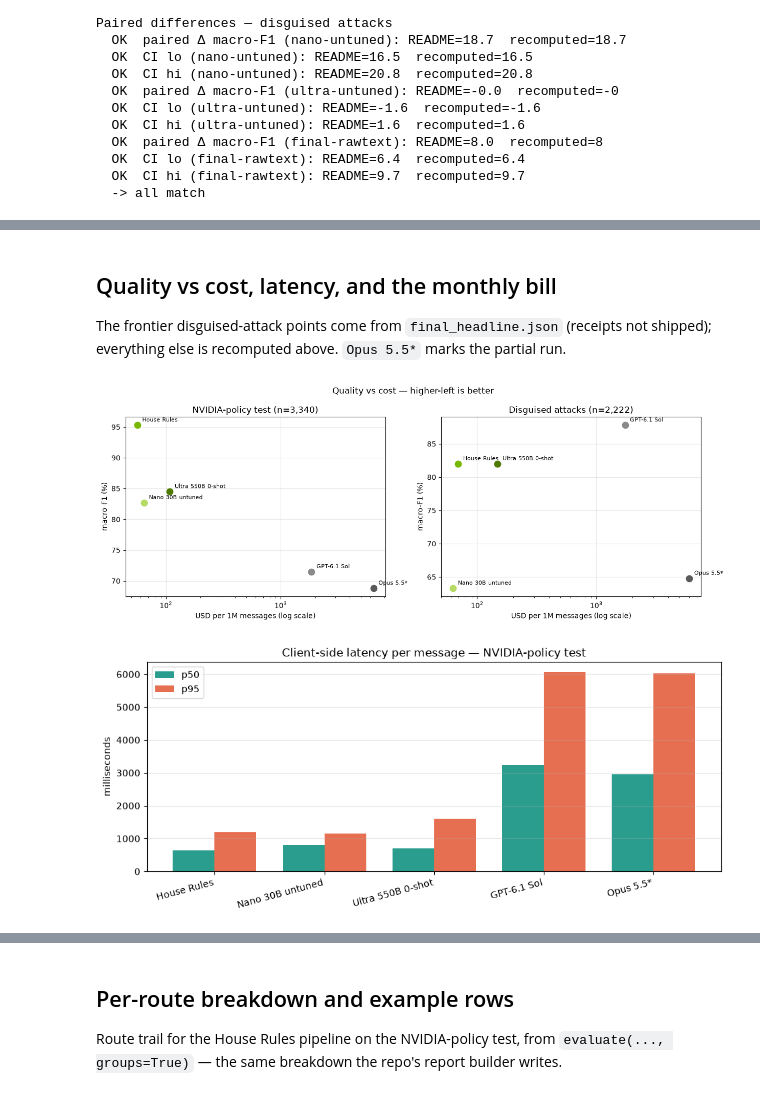
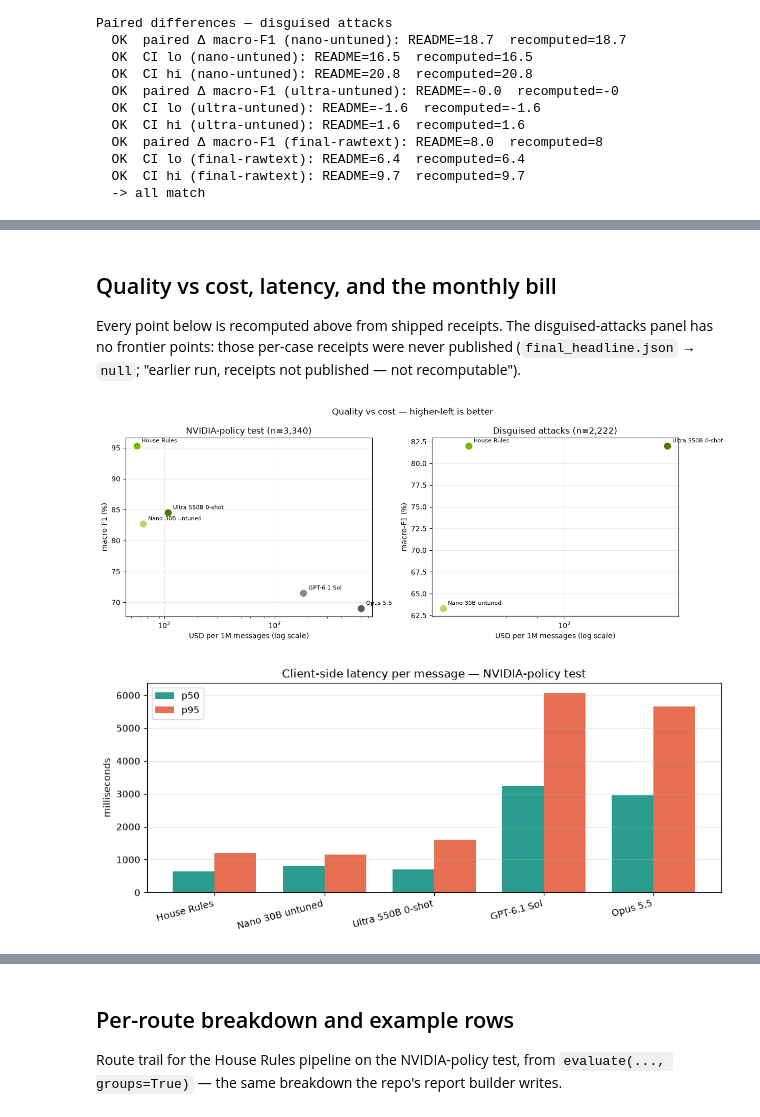
Before and after one commit to aldridge-fonseca/house-rules, a Jupyter notebook: notebooks/house_rules_eval.ipynb, the cells around one changed output, grey strips where cells are left out. Cells and saved outputs as stored; diff of their text form; code cells hidden in the pictures.

Commit message:
Round 1: 75/100 — fix stale frontier costs, runnable notebook, Fireworks/NVIDIA branding, demo production-basis meter, clustered CIs

```diff
--- a/notebooks/house_rules_eval.ipynb
+++ b/notebooks/house_rules_eval.ipynb
@@ -226,23 +233 @@ NVIDIA-policy held-out test (n=3,340)
   -> all match
-# %%
-# Claude Opus 5.5 — PARTIAL run; reported, asserted only while n == README's 462.
-b = frontier["frontier-router-b"]
-README_OPUS = {"n": 462, "macro_f1": 69.4, "unsafe_recall": 66.5, "over_block": 3.2,
-               "p50_ms": 2874, "p95_ms": 6378, "usd_per_1m_msgs": 6372, "refused_pct": 14.3}
-print(f"frontier-router-b receipts in file: {b['n']:,} (README describes 462/3,340; "
-      "a worker is completing this run right now)")
-print(f"{'metric':<20}{'README(partial)':>17}{'recomputed':>13}")
-for k, want in README_OPUS.items():
-    got = b["n"] if k == "n" else (round(b[k]) if k in ("p50_ms", "p95_ms", "usd_per_1m_msgs")
-                                 else round(b[k], 1))
-    print(f"{k:<20}{want:>17}{got:>13}")
-if b["n"] == README_OPUS["n"]:
-    # Assert the metrics whose recomputation is stable on the partial snapshot; p95
-    # differs by percentile method/snapshot and is shown for comparison only.
-    assert round(b["macro_f1"], 1) == 69.4 and round(b["unsafe_recall"], 1) == 66.5 \
-        and round(b["over_block"], 1) == 3.2 and abs(b["p50_ms"] - 2874) < 1 \
-        and round(b["usd_per_1m_msgs"]) == 6372 and round(b["refused_pct"], 1) == 14.3
-    print("-> partial-run row matches README (p95 shown, see Limitations)")
-else:
-    print("-> row count differs from the README's 462 — informational only; "
-          "the README row will be updated when the run completes")
@@ -415,15 +483,16 @@ Paired differences — disguised attacks
 # %% [markdown]
 ## Quality vs cost, latency, and the monthly bill
 
-The frontier disguised-attack points come from `final_headline.json` (receipts not shipped);
-everything else is recomputed above. `Opus 5.5*` marks the partial run.
+Every point below is recomputed above from shipped receipts. The disguised-attacks panel
+has no frontier points: those per-case receipts were never published
+(`final_headline.json` → `null`; "earlier run, receipts not published — not recomputable").
 # %%
 import matplotlib.pyplot as plt
 import numpy as np
 
 LABELS = {"final": "House Rules", "nano-untuned": "Nano 30B untuned",
           "ultra-untuned": "Ultra 550B 0-shot", "frontier-router-a": "GPT-6.1 Sol",
-          "frontier-router-b": "Opus 5.5*"}
+          "frontier-router-b": "Opus 5.5"}
 COLOR = {"final": "#76B900", "nano-untuned": "#B5DB66", "ultra-untuned": "#4E7A00",
          "frontier-router-a": "#8a8a8a", "frontier-router-b": "#5a5a5a"}
 SYSTEMS = list(LABELS)
@@ -433,7 +502,7 @@ def sysmetrics(name, ds):
         return ours_stats(name, ds)
     if ds == "nvidia_test":
         return frontier.get(name)
-    return headline[name][ds]
+    return headline[name][ds]   # frontier disguised_v1 -> None (receipts not published)
 
 fig, axes = plt.subplots(1, 2, figsize=(12.5, 4.8))
 for ax, ds, title in zip(axes, ("nvidia_test", "disguised_v1"),
@@ -442,35 +511,35 @@ for ax, ds, title in zip(axes, ("nvidia_test", "disguised_v1"),
         m = sysmetrics(n_, ds)
         if not m:
             continue
         ax.scatter(m["usd_per_1m_msgs"], m["macro_f1"], s=80, zorder=3, color=COLOR[n_])
         ax.annotate(LABELS[n_], (m["usd_per_1m_msgs"], m["macro_f1"]),
                     textcoords="offset points", xytext=(7, 5), fontsize=8)
     ax.set_xscale("log")
     ax.set_xlabel("USD per 1M messages (log scale)")
     ax.set_ylabel("macro-F1 (%)")
     ax.set_title(title)
     ax.grid(True, alpha=0.3)
 fig.suptitle("Quality vs cost — higher-left is better")
 fig.tight_layout()
 plt.show()
 
 fig, ax = plt.subplots(figsize=(9.5, 4.2))
 present = [(n_, sysmetrics(n_, "nvidia_test")) for n_ in SYSTEMS]
 present = [(n_, m) for n_, m in present if m]
 xs, w = np.arange(len(present)), 0.38
 ax.bar(xs - w / 2, [m["p50_ms"] for _, m in present], w, label="p50", color="#2a9d8f")
 ax.bar(xs + w / 2, [m["p95_ms"] for _, m in present], w, label="p95", color="#e76f51")
 ax.set_xticks(xs)
 ax.set_xticklabels([LABELS[n_] for n_, _ in present], rotation=15, ha="right")
 ax.set_ylabel("milliseconds")
 ax.set_title("Client-side latency per message — NVIDIA-policy test")
 ax.legend()
 ax.grid(axis="y", alpha=0.3)
 fig.tight_layout()
 plt.show()
 # %% [output]
-[figure, old version]
+[figure, new version]
-[figure, old version]
+[figure, new version]
 # %%
 from IPython.display import Markdown, display
 
```
Also changed, not shown: parts of 14 cells of this notebook, 44 other files.
